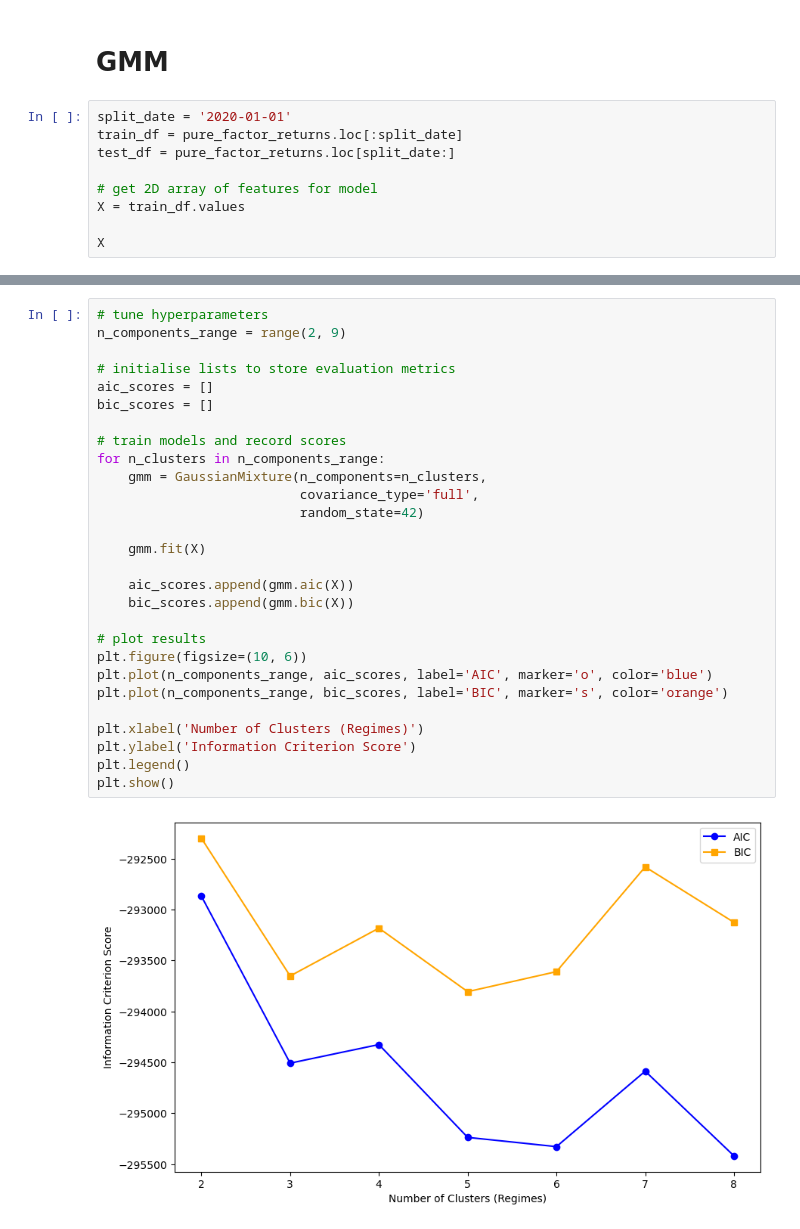
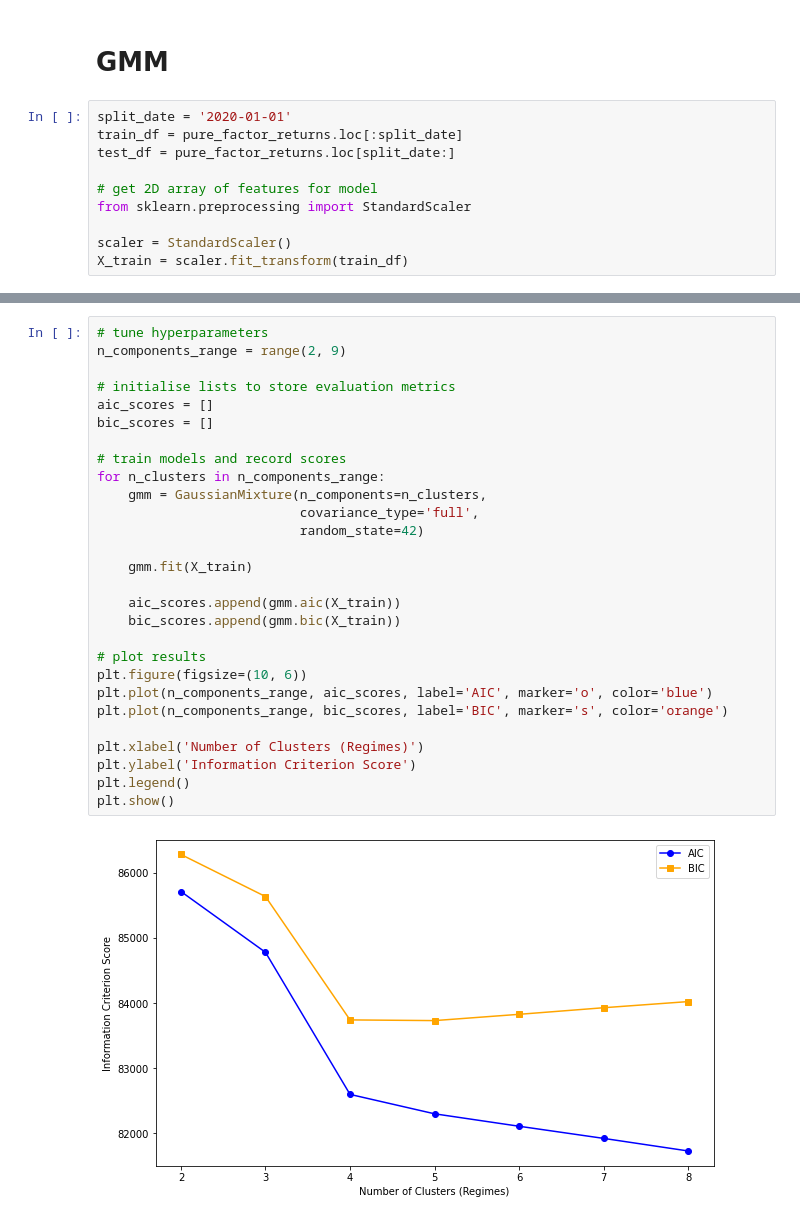
Before and after one commit to htoomtnaing/RegimeModelling, a Jupyter notebook: test.ipynb, the cells around one changed output, grey strips where cells are left out. Drawn from its saved outputs; the diff is of its cells as text.

```diff
--- a/test.ipynb
+++ b/test.ipynb
@@ -185,6 +185,7 @@ train_df = pure_factor_returns.loc[:split_date]
 test_df = pure_factor_returns.loc[split_date:]
 
 # get 2D array of features for model
-X = train_df.values
+from sklearn.preprocessing import StandardScaler
 
-X
+scaler = StandardScaler()
+X_train = scaler.fit_transform(train_df)
@@ -206,32 +192,32 @@ array([[ 3.24034700e-02,  1.54962732e-02,  5.12283481e-02, ...,
 # %%
 # tune hyperparameters
 n_components_range = range(2, 9)
 
 # initialise lists to store evaluation metrics
 aic_scores = []
 bic_scores = []
 
 # train models and record scores
 for n_clusters in n_components_range:
     gmm = GaussianMixture(n_components=n_clusters,
                           covariance_type='full',
                           random_state=42)
 
-    gmm.fit(X)
+    gmm.fit(X_train)
 
-    aic_scores.append(gmm.aic(X))
-    bic_scores.append(gmm.bic(X))
+    aic_scores.append(gmm.aic(X_train))
+    bic_scores.append(gmm.bic(X_train))
 
 # plot results
 plt.figure(figsize=(10, 6))
 plt.plot(n_components_range, aic_scores, label='AIC', marker='o', color='blue')
 plt.plot(n_components_range, bic_scores, label='BIC', marker='s', color='orange')
 
 plt.xlabel('Number of Clusters (Regimes)')
 plt.ylabel('Information Criterion Score')
 plt.legend()
 plt.show()
 # %% [output]
-[figure, old version]
+[figure, new version]
 # %%
 # train model
```
Also changed, not shown: parts of 4 cells of this notebook.
